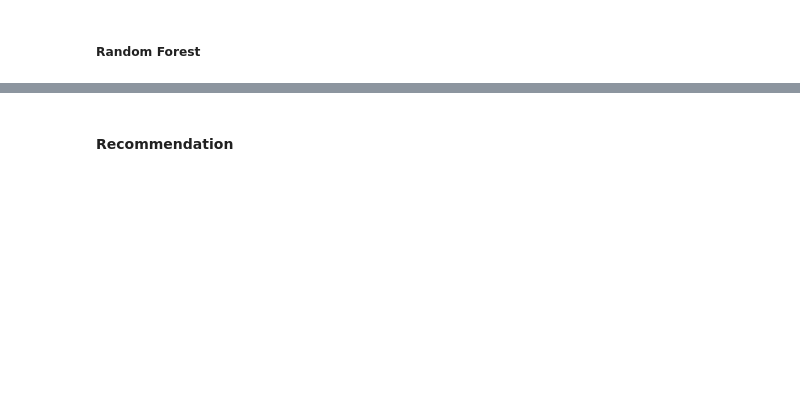
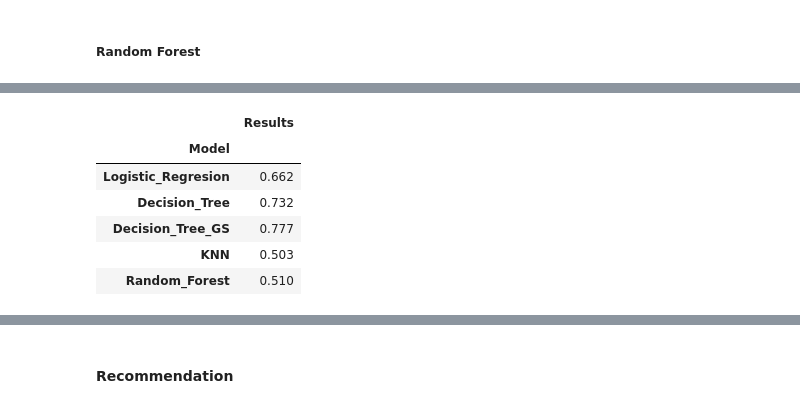
Before and after one commit to Ed-Odhiambo/Phase3_Project, a Jupyter notebook: student.ipynb, the cells around one changed output, grey strips where cells are left out. Saved outputs shown, nothing was run; the diff lists cells and outputs as text; code cells hidden in the pictures; blank space fills up the shorter version.

```diff
--- a/student.ipynb
+++ b/student.ipynb
@@ -644,0 +593,15 @@ conf_matrix(tree);
+# %%
+# Creating the pipe parameter
+pipe = Pipeline([('mms', MinMaxScaler()),
+                 ('tree', DecisionTreeClassifier(random_state=132))])
+
+# Creating the grid parameter
+grid = [{'tree__max_depth': [None, 3, 5, 8],
+         'tree__min_samples_split': [4, 9]}]
+
+
+# Creating the grid, with a "pipe" estimator
+tree_gs = GridSearchCV(estimator=pipe,
+                          param_grid=grid,
+                          scoring='recall',
+                          cv=7)
@@ -830,0 +721,32 @@ conf_matrix(clf);
+# %%
+# Creating a function for viewing results
+def results(model):
+
+    " A simple function to view recall results for a given model"
+
+    X2 = X_test_scaled
+    y2 = y_test
+
+    y2_pred = model.predict(X2)
+
+    model_recall = recall_score(y2, y2_pred)
+    return model_recall
+# %%
+# Creating a dataframe to view and compare the results from each model
+recall_scores = pd.DataFrame([
+    {"Model": "Logistic_Regresion", "Results": results(base_model)},
+    {"Model": "Decision_Tree", "Results": results(tree)},
+    {"Model": "Decision_Tree_GS", "Results": results(tree_gs)},
+    {"Model": "KNN", "Results": results(knn)},
+    {"Model": "Random_Forest", "Results": results(clf)}
+])
+recall_scores.set_index("Model", inplace=True)
+recall_scores.style.format("{:,.3f}")
+# %% [output]
+|  | Results |
+| Model |  |
+| Logistic_Regresion | 0.662 |
+| Decision_Tree | 0.732 |
+| Decision_Tree_GS | 0.777 |
+| KNN | 0.503 |
+| Random_Forest | 0.510 |
```
Also changed, not shown: parts of 70 cells of this notebook, 7 other files.
